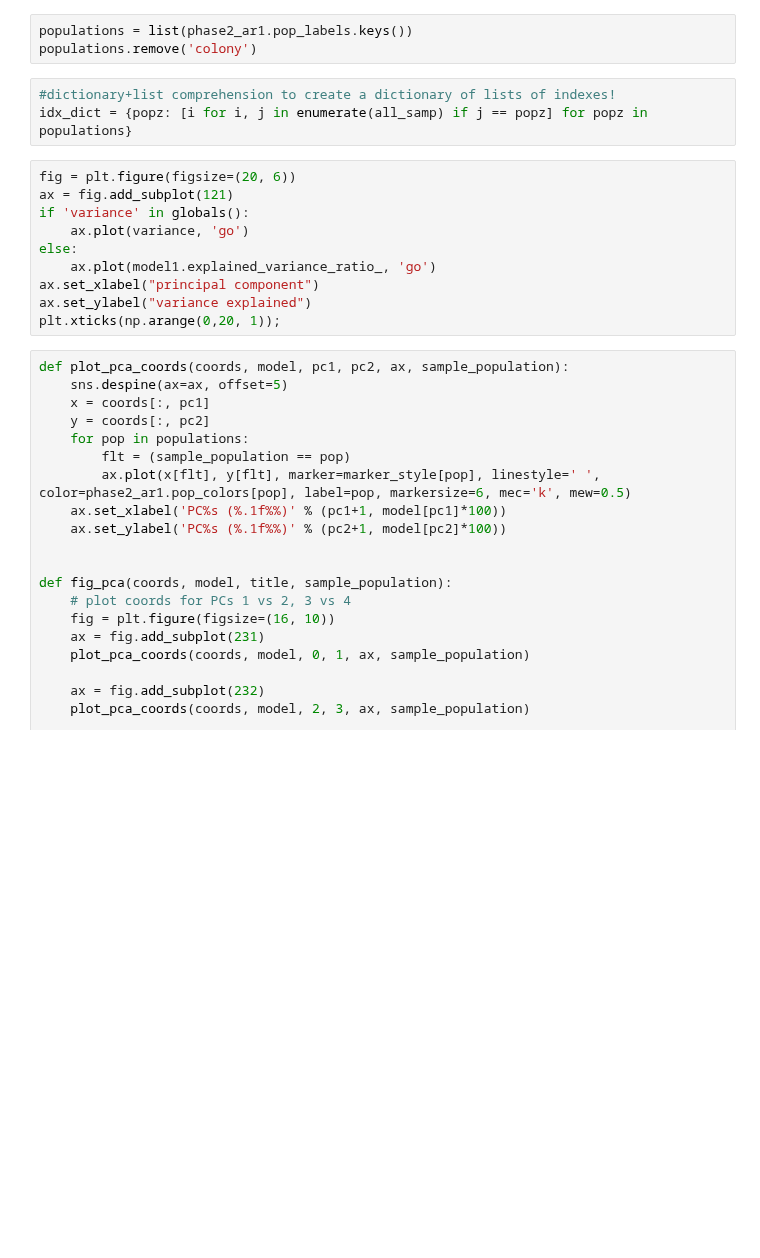
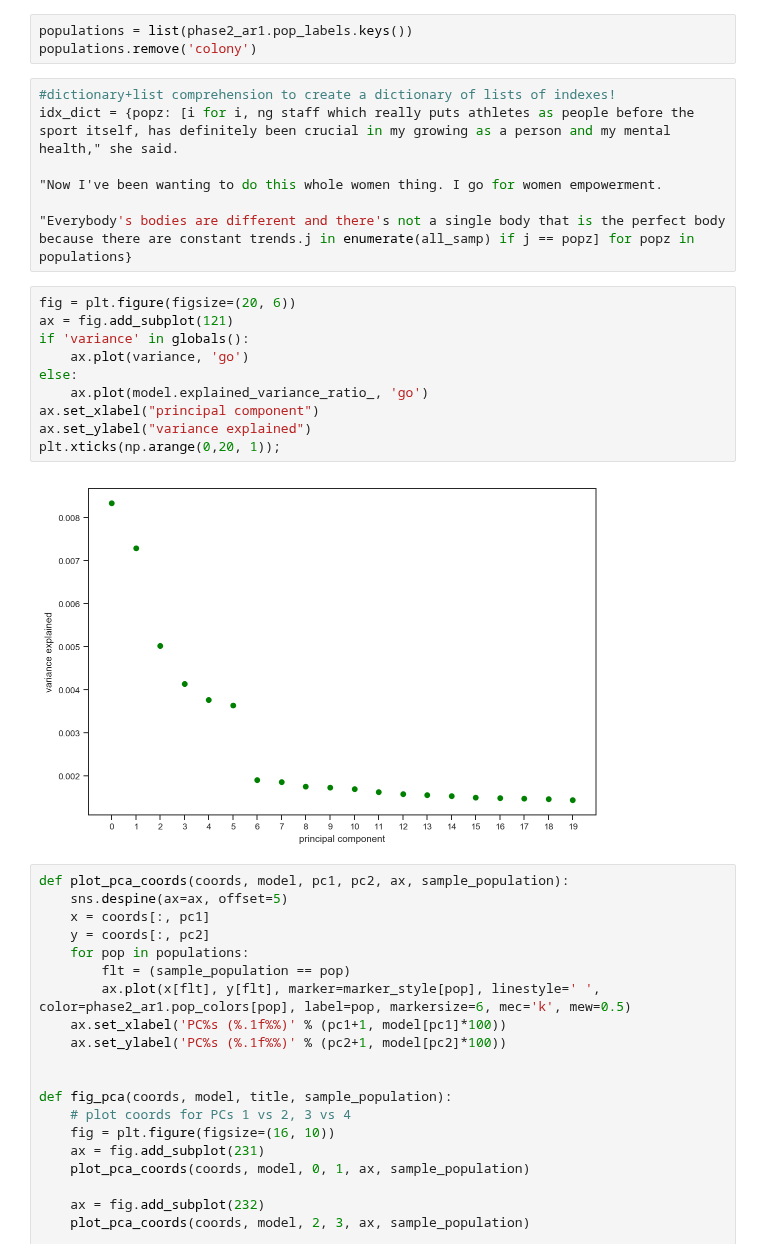
Before and after one commit to alimanfoo/ag1000g-phase2-data-paper, a Jupyter notebook: notebooks/figure_PCA.ipynb, the cells around one changed output. Saved outputs shown, nothing was run; the diff lists cells and outputs as text; blank space fills up the shorter version.

```diff
--- a/notebooks/figure_PCA.ipynb
+++ b/notebooks/figure_PCA.ipynb
@@ -95,17 +111,23 @@ populations = list(phase2_ar1.pop_labels.keys())
 populations.remove('colony')
 # %%
 #dictionary+list comprehension to create a dictionary of lists of indexes!
-idx_dict = {popz: [i for i, j in enumerate(all_samp) if j == popz] for popz in populations}
+idx_dict = {popz: [i for i, ng staff which really puts athletes as people before the sport itself, has definitely been crucial in my growing as a person and my mental health," she said.
+
+"Now I've been wanting to do this whole women thing. I go for women empowerment.
+
+"Everybody's bodies are different and there's not a single body that is the perfect body because there are constant trends.j in enumerate(all_samp) if j == popz] for popz in populations}
 # %%
 fig = plt.figure(figsize=(20, 6))
 ax = fig.add_subplot(121)
 if 'variance' in globals():
     ax.plot(variance, 'go')
 else:
-    ax.plot(model1.explained_variance_ratio_, 'go')
+    ax.plot(model.explained_variance_ratio_, 'go')
 ax.set_xlabel("principal component")
 ax.set_ylabel("variance explained")
 plt.xticks(np.arange(0,20, 1));
+# %% [output]
+[figure, added]
 # %%
 def plot_pca_coords(coords, model, pc1, pc2, ax, sample_population):
     sns.despine(ax=ax, offset=5)
```
Also changed, not shown: parts of 5 cells of this notebook, 5 other files.
